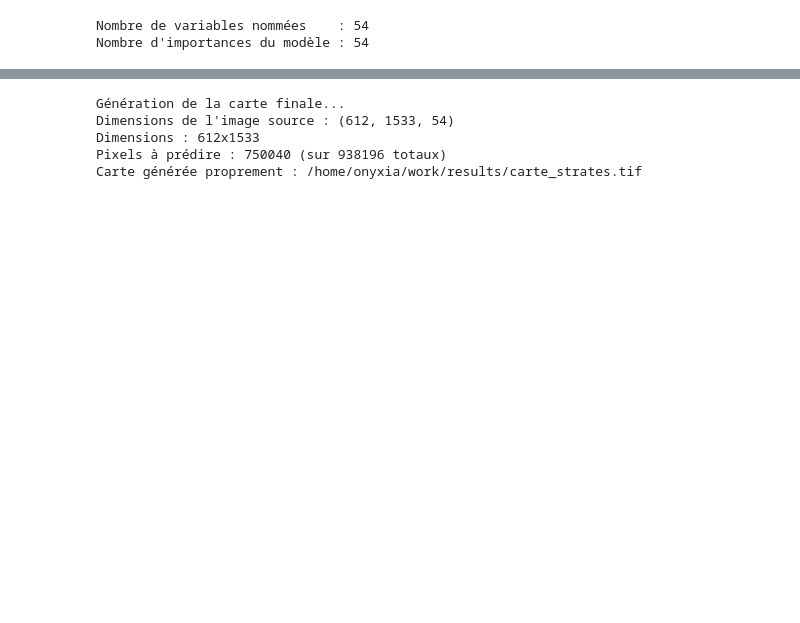
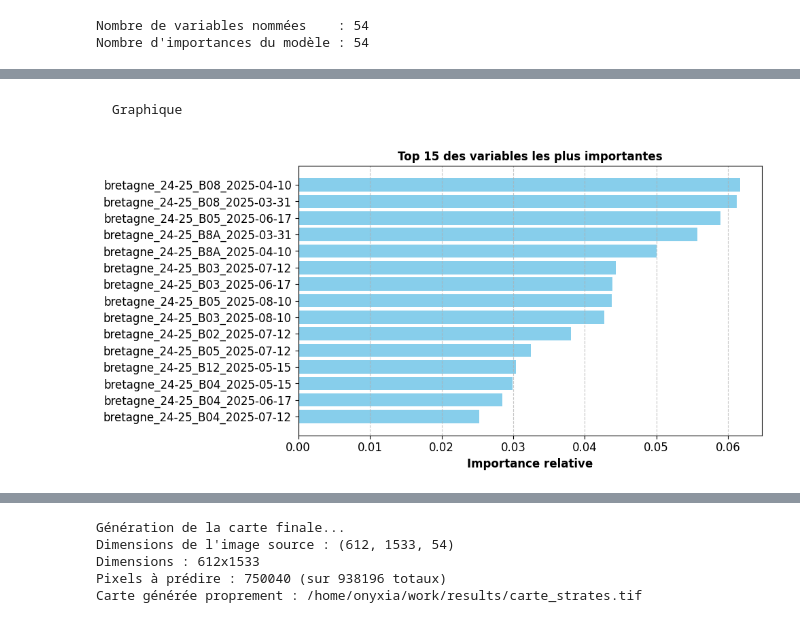
Before and after one commit to maximebrs/projet_telea_IBRES, a Jupyter notebook: projet_telea_IBRES_Maxime.ipynb, the cells around one changed output, grey strips where cells are left out. Saved outputs shown, nothing was run; the diff lists cells and outputs as text; code cells hidden in the pictures; blank space fills up the shorter version.

```diff
--- a/projet_telea_IBRES_Maxime.ipynb
+++ b/projet_telea_IBRES_Maxime.ipynb
@@ -495,0 +588,6 @@ mf.plot_top_features(df_importance, top_n=10)
+# %% [markdown]
+    Graphique
+# %%
+mf.plot_top_features(df_importance, top_n=15)
+# %% [output]
+[figure, added]
```
Also changed, not shown: parts of 124 cells of this notebook, 1 other file.
